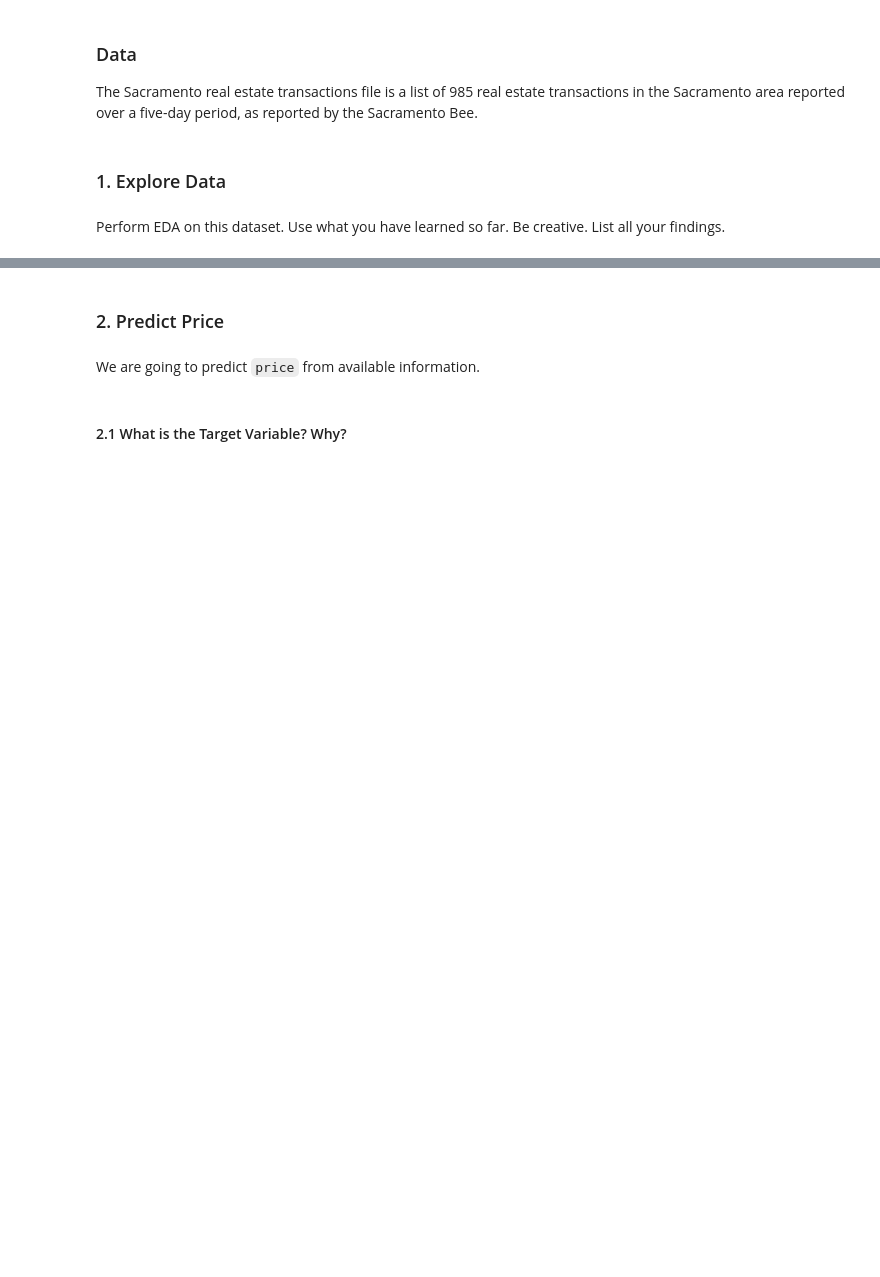
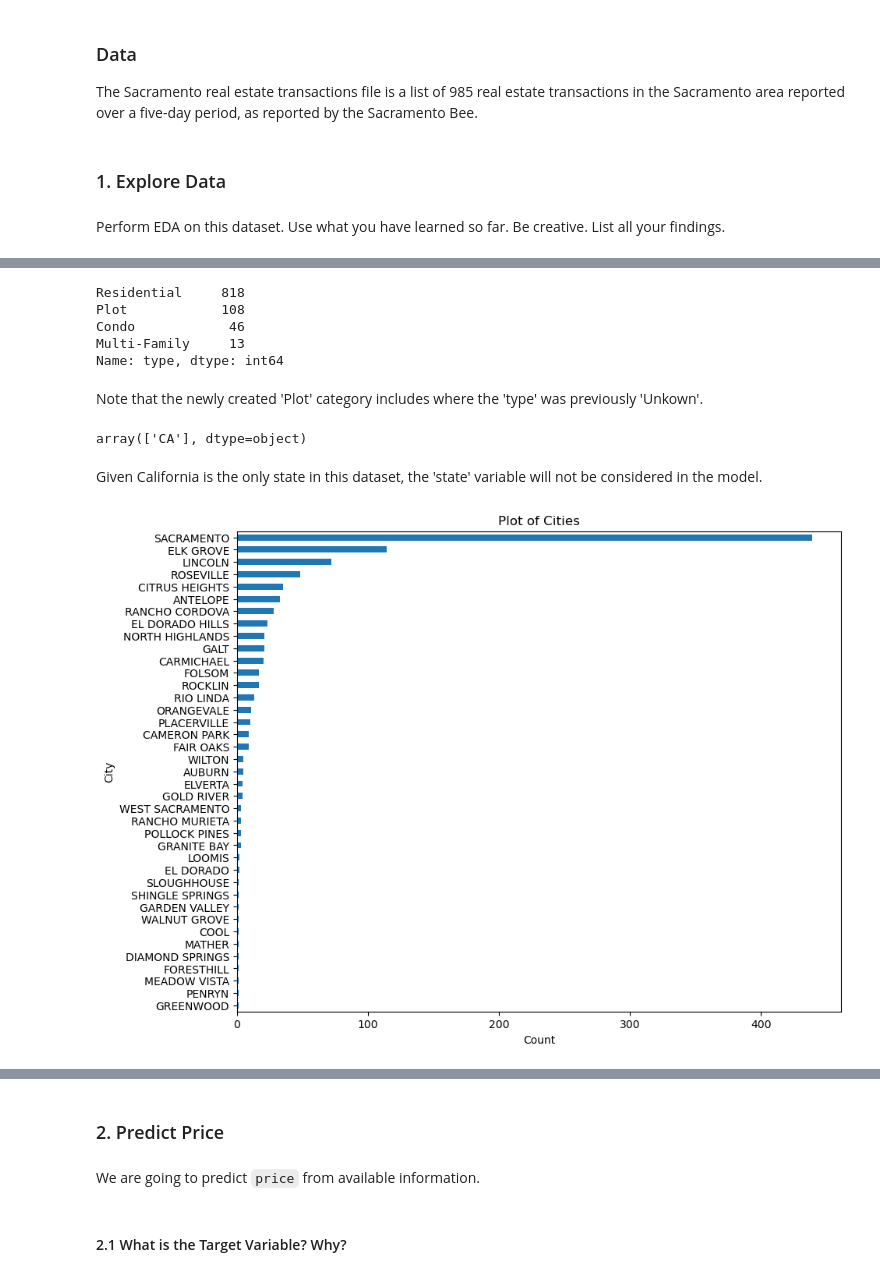
Before and after one commit to Posheffy/IODSN, a Jupyter notebook: IOD_Lab 4.1.1.ipynb, the cells around one changed output, grey strips where cells are left out. Drawn from its saved outputs; the diff is of its cells as text; code cells hidden in the pictures; blank space fills up the shorter version.

```diff
--- a/IOD_Lab 4.1.1.ipynb
+++ b/IOD_Lab 4.1.1.ipynb
@@ -25,0 +148,30 @@ house_csv = "../../data/Sacramento_transactions.csv"
+# %%
+# Create new 'type' category, 'Plot' for rows with zero 'beds', 'baths' and 'sq__ft'
+df.loc[(df['beds'] == 0) & (df['baths'] == 0) & (df['sq__ft'] == 0), 'type'] = 'Plot'
+# %%
+# Recheck count of 'type' categories
+df['type'].value_counts()
+# %% [output]
+Residential     818
+Plot            108
+Condo            46
+Multi-Family     13
+Name: type, dtype: int64
+# %% [markdown]
+Note that the newly created 'Plot' category includes where the 'type' was previously 'Unkown'.
+# %%
+# Check unique categories of 'state'
+df['state'].unique()
+# %% [output]
+array(['CA'], dtype=object)
+# %% [markdown]
+Given California is the only state in this dataset, the 'state' variable will not be considered in the model.
+# %%
+# Check unique categories of 'city'
+df['city'].value_counts().sort_values().plot(kind='barh', figsize=(10, 8))
+plt.xlabel('Count')
+plt.ylabel('City')
+plt.title('Plot of Cities')
+plt.show()
+# %% [output]
+[figure, added]
```
Also changed, not shown: parts of 70 cells of this notebook, 4 other files.
